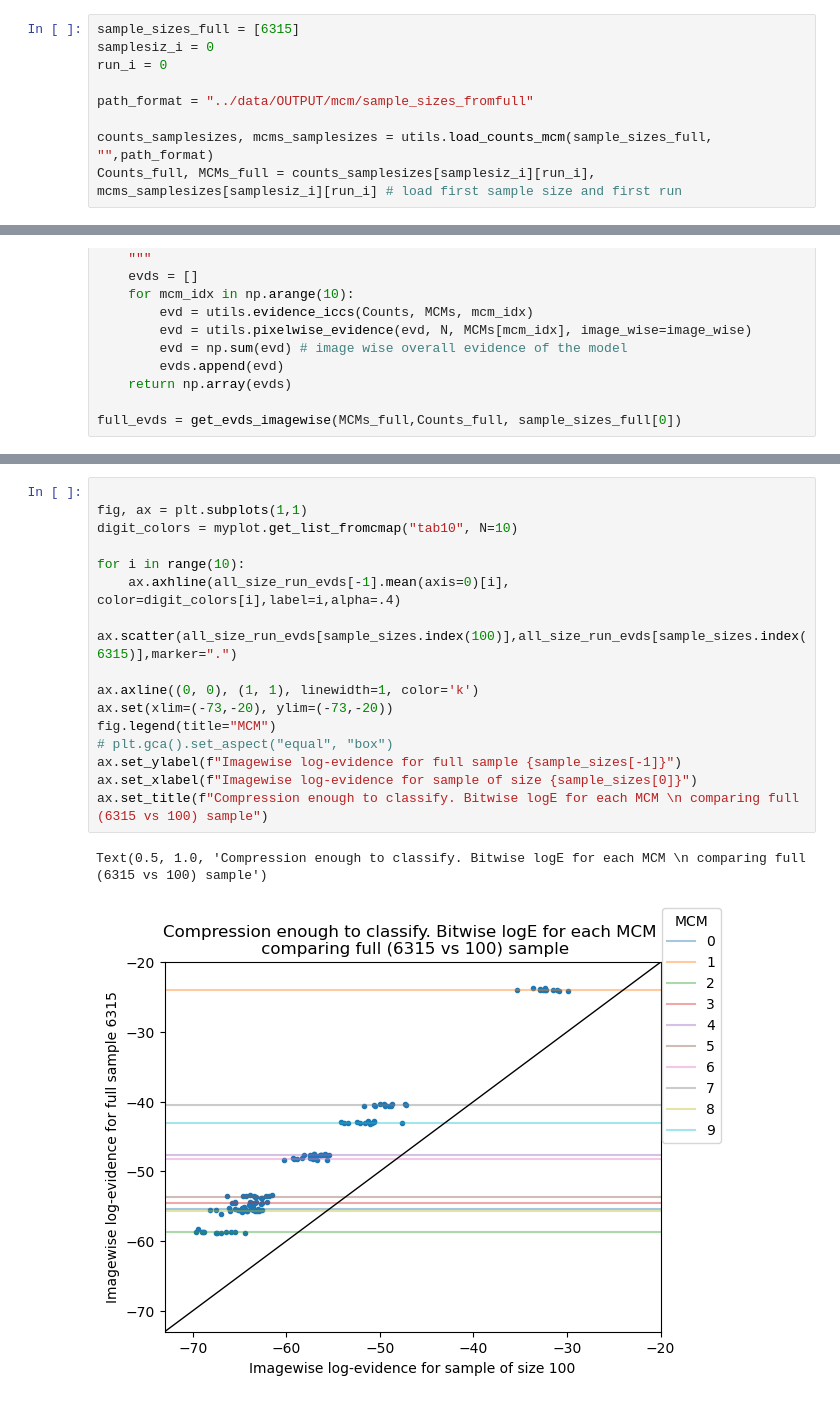
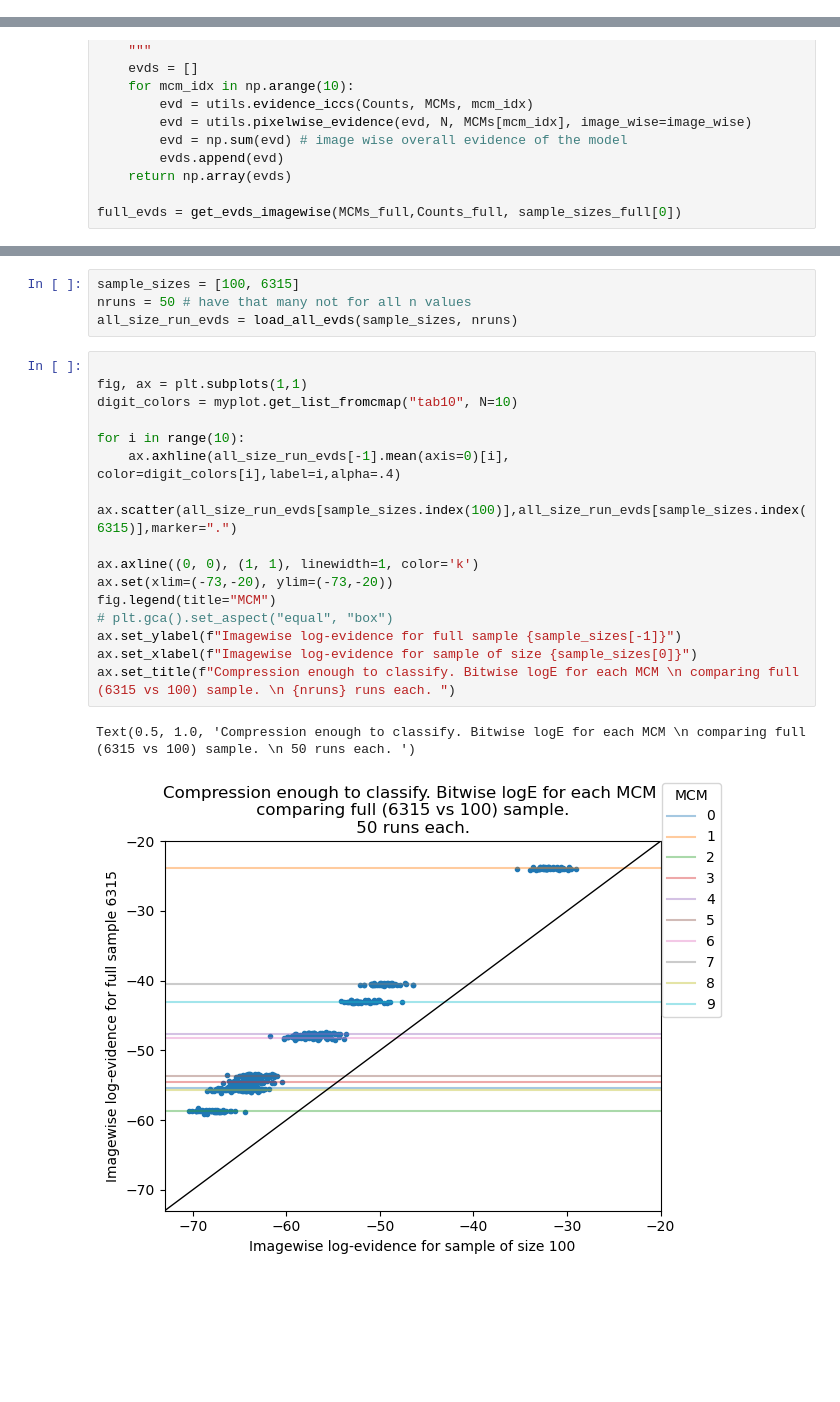
Before and after one commit to PaulHosek/MCM_classifier, a Jupyter notebook: Classifier_1/mcm/paper_plots/plots_evidence_scatterN.ipynb, the cells around one changed output, grey strips where cells are left out. Drawn from its saved outputs; the diff is of its cells as text; blank space fills up the shorter version.

Commit message:
LogE over N plots done

```diff
--- a/Classifier_1/mcm/paper_plots/plots_evidence_scatterN.ipynb
+++ b/Classifier_1/mcm/paper_plots/plots_evidence_scatterN.ipynb
@@ -47,15 +47,6 @@ importlib.reload(utils)
 # MCMs = classifier.get_MCMs()
 # Counts = classifier.get_Counts()
 # N = Counts[0][0].sum().astype(int)
-# %%
-sample_sizes_full = [6315]
-samplesiz_i = 0
-run_i = 0
-
-path_format = "../data/OUTPUT/mcm/sample_sizes_fromfull"
-
-counts_samplesizes, mcms_samplesizes = utils.load_counts_mcm(sample_sizes_full, "",path_format)
-Counts_full, MCMs_full = counts_samplesizes[samplesiz_i][run_i], mcms_samplesizes[samplesiz_i][run_i] # load first sample size and first run
 # %%
 
 def get_evds_imagewise(MCMs, Counts, N, image_wise=True):
@@ -103,20 +90,24 @@ all_size_run_evds = load_all_evds(sample_sizes, 12)
+# %%
+sample_sizes = [100, 6315]
+nruns = 50 # have that many not for all n values
+all_size_run_evds = load_all_evds(sample_sizes, nruns)
 # %%
 
 fig, ax = plt.subplots(1,1)
 digit_colors = myplot.get_list_fromcmap("tab10", N=10)
 
 for i in range(10):
     ax.axhline(all_size_run_evds[-1].mean(axis=0)[i], color=digit_colors[i],label=i,alpha=.4)
 
 ax.scatter(all_size_run_evds[sample_sizes.index(100)],all_size_run_evds[sample_sizes.index(6315)],marker=".")
 
 ax.axline((0, 0), (1, 1), linewidth=1, color='k')
 ax.set(xlim=(-73,-20), ylim=(-73,-20))
 fig.legend(title="MCM")
 # plt.gca().set_aspect("equal", "box")
 ax.set_ylabel(f"Imagewise log-evidence for full sample {sample_sizes[-1]}")
 ax.set_xlabel(f"Imagewise log-evidence for sample of size {sample_sizes[0]}")
-ax.set_title(f"Compression enough to classify. Bitwise logE for each MCM \n comparing full (6315 vs 100) sample")
+ax.set_title(f"Compression enough to classify. Bitwise logE for each MCM \n comparing full (6315 vs 100) sample. \n {nruns} runs each. ")
 # %% [output]
-Text(0.5, 1.0, 'Compression enough to classify. Bitwise logE for each MCM \n comparing full (6315 vs 100) sample')
+Text(0.5, 1.0, 'Compression enough to classify. Bitwise logE for each MCM \n comparing full (6315 vs 100) sample. \n 50 runs each. ')
-[figure, old version]
+[figure, new version]
```
Also changed, not shown: parts of 4 cells of this notebook.
